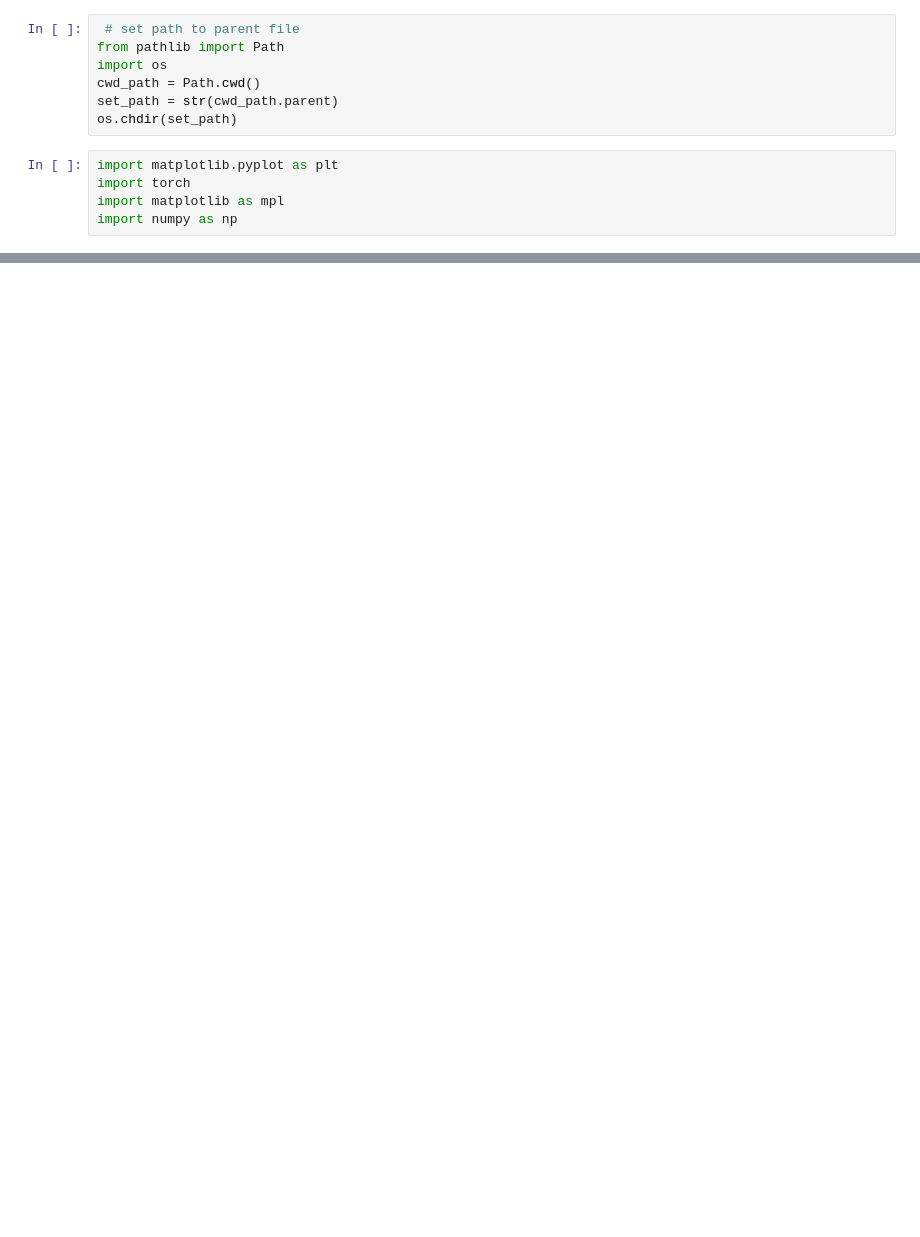
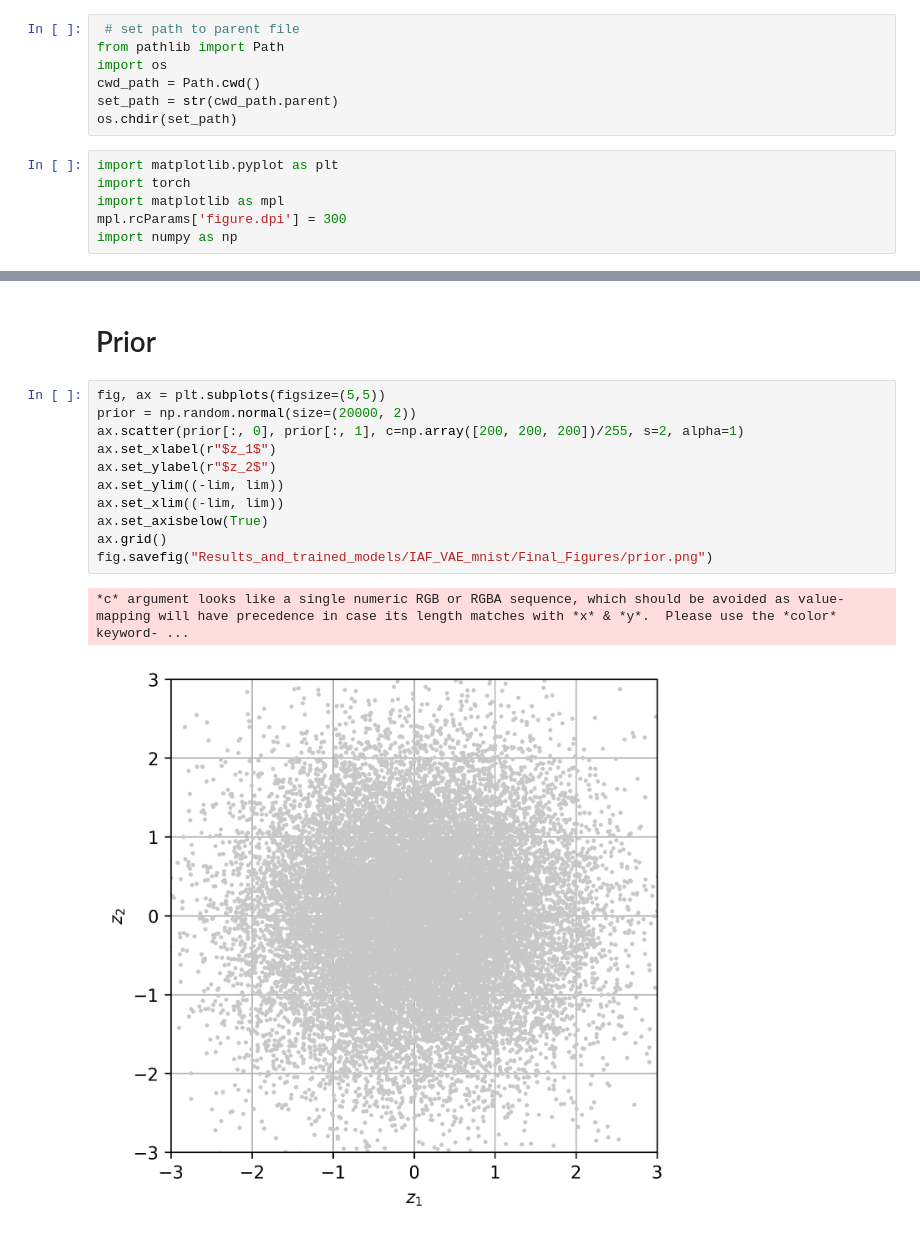
Before and after one commit to lollcat/Autoencoders-deep-dive, a Jupyter notebook: IAF_VAE_mnist/Visualisation.ipynb, the cells around one changed output, grey strips where cells are left out. Cells and saved outputs as stored; diff of their text form; blank space fills up the shorter version.

```diff
--- a/IAF_VAE_mnist/Visualisation.ipynb
+++ b/IAF_VAE_mnist/Visualisation.ipynb
@@ -9,4 +9,5 @@ os.chdir(set_path)
 import matplotlib.pyplot as plt
 import torch
 import matplotlib as mpl
+mpl.rcParams['figure.dpi'] = 300
 import numpy as np
@@ -76,0 +105,16 @@ IAF_VAE_mnist/saved_models/latent_dim_2__n_IAF_steps_6__h_dim_200_IAF_node_width
+# %% [markdown]
+# Prior
+# %%
+fig, ax = plt.subplots(figsize=(5,5))
+prior = np.random.normal(size=(20000, 2))
+ax.scatter(prior[:, 0], prior[:, 1], c=np.array([200, 200, 200])/255, s=2, alpha=1)
+ax.set_xlabel(r"$z_1$")
+ax.set_ylabel(r"$z_2$")
+ax.set_ylim((-lim, lim))
+ax.set_xlim((-lim, lim))
+ax.set_axisbelow(True)
+ax.grid()
+fig.savefig("Results_and_trained_models/IAF_VAE_mnist/Final_Figures/prior.png")
+# %% [output]
+*c* argument looks like a single numeric RGB or RGBA sequence, which should be avoided as value-mapping will have precedence in case its length matches with *x* & *y*.  Please use the *color* keyword- ...
+[figure, added]
```
Also changed, not shown: parts of 22 cells of this notebook, 45 other files.
